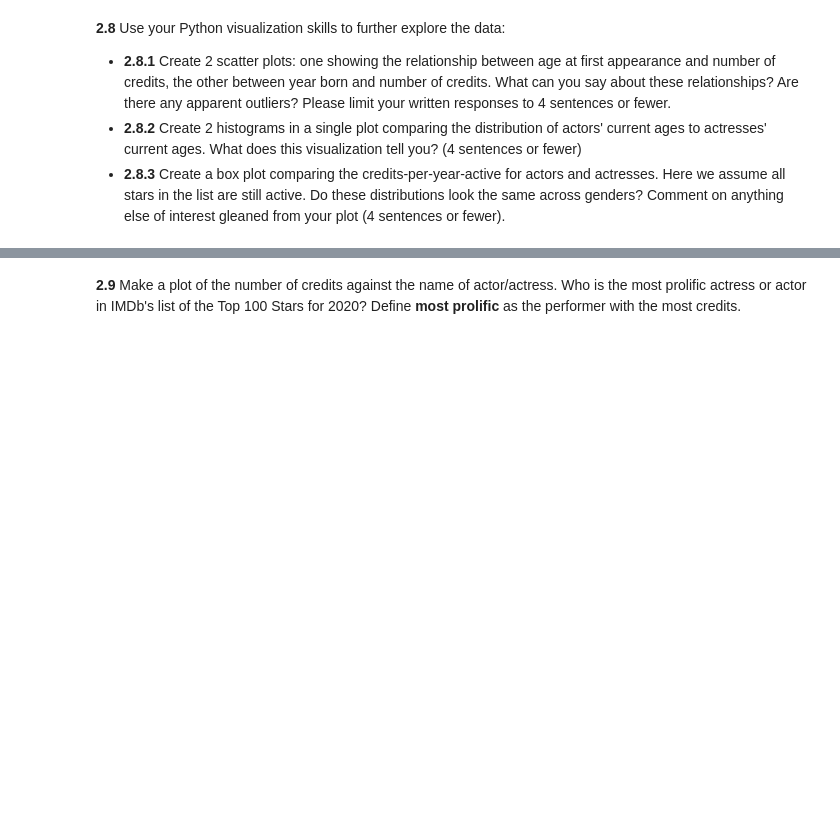
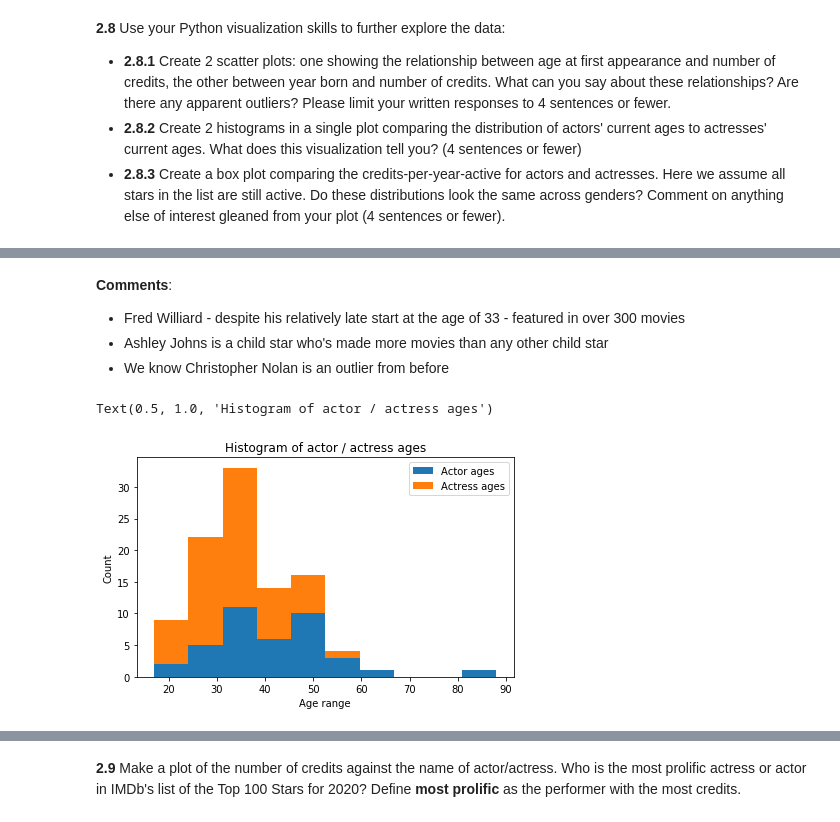
Before and after one commit to CreditPy/2021-s109a, a Jupyter notebook: cs_s109a_hw1/cs_s109a_hw1_sunil.ipynb, the cells around one changed output, grey strips where cells are left out. Drawn from its saved outputs; the diff is of its cells as text; code cells hidden in the pictures; blank space fills up the shorter version.

```diff
--- a/cs_s109a_hw1/cs_s109a_hw1_sunil.ipynb
+++ b/cs_s109a_hw1/cs_s109a_hw1_sunil.ipynb
@@ -720,0 +700,22 @@ import matplotlib.pyplot as plt
+# %% [markdown]
+**Comments**:
+* Fred Williard - despite his relatively late start at the age of 33 - featured in over 300 movies
+* Ashley Johns is a child star who's made more movies than any other child star
+* We know Christopher Nolan is an outlier from before
+# %%
+# 2.8.2
+# your code here
+current_year = 2021
+frame['current_age'] = current_year -  frame['year_born']
+actor_ages = frame[frame.gender == 0]['current_age']
+actress_ages = frame[frame.gender == 1]['current_age']
+fig, axs = plt.subplots(sharey=True, tight_layout=True)
+axs.hist([actor_ages, actress_ages], histtype='bar', stacked=True,
+        label=['Actor ages', 'Actress ages'])
+axs.legend(prop={'size': 10})
+axs.set_xlabel("Age range")
+axs.set_ylabel("Count")
+axs.set_title('Histogram of actor / actress ages')
+# %% [output]
+Text(0.5, 1.0, 'Histogram of actor / actress ages')
+[figure, added]
```
Also changed, not shown: parts of 29 cells of this notebook.
